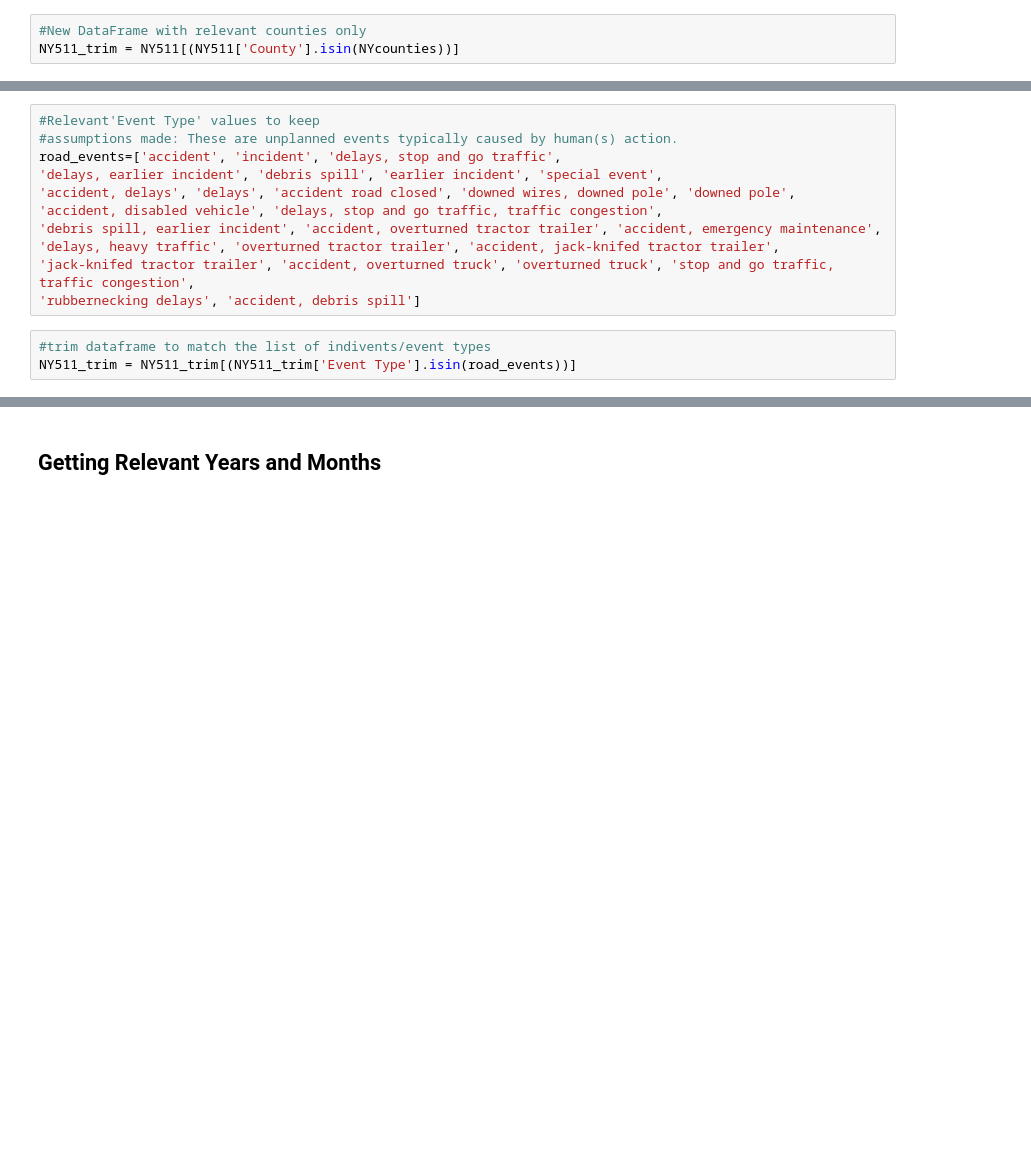
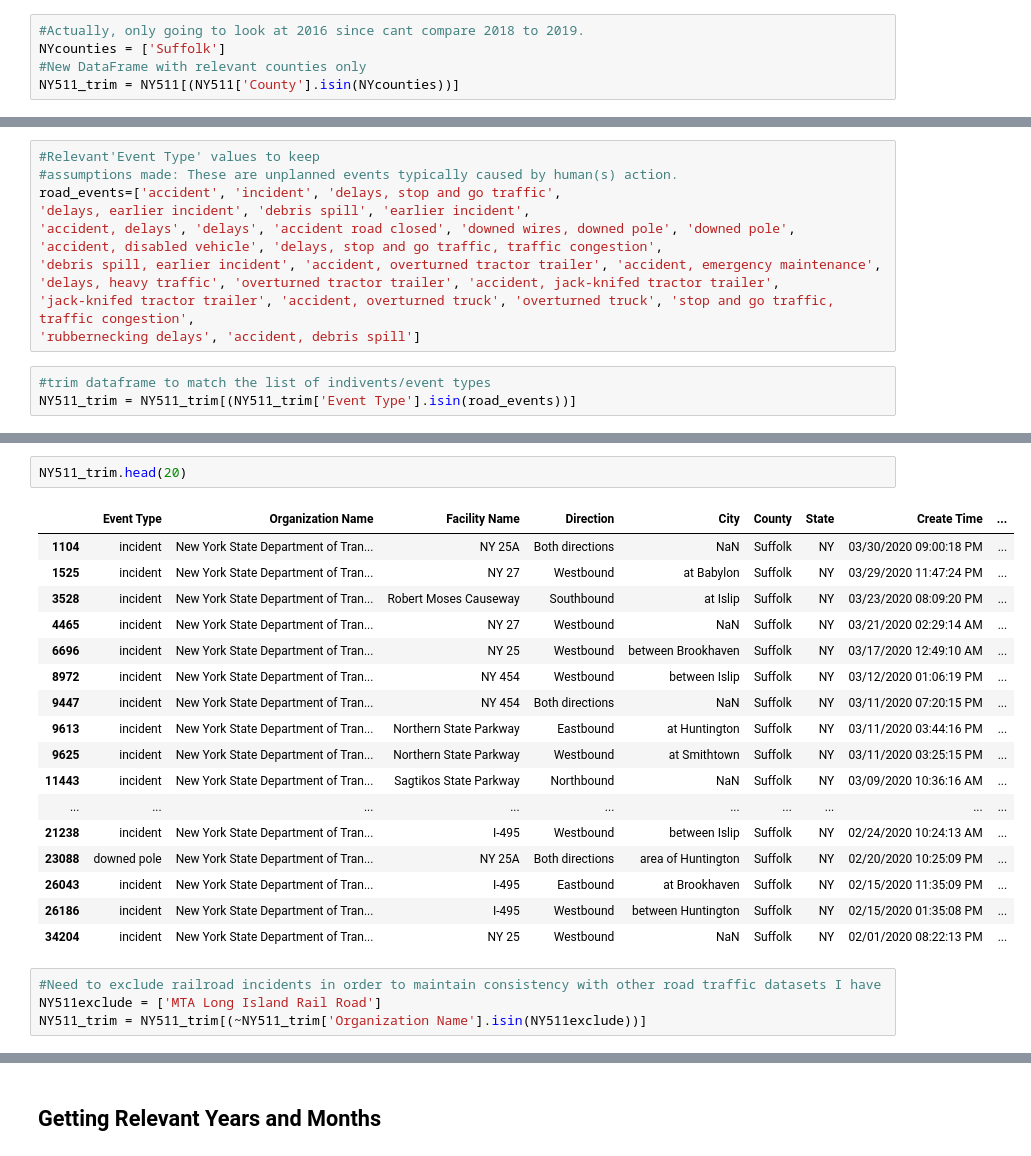
Before and after one commit to megan2/cicadas, a Jupyter notebook: notebooks/NYState_511_traffic.ipynb, the cells around one changed output, grey strips where cells are left out. Cells and saved outputs as stored; diff of their text form; blank space fills up the shorter version.

Commit message:
reworked what was included in 511 data to better match traffic accidents

```diff
--- a/notebooks/NYState_511_traffic.ipynb
+++ b/notebooks/NYState_511_traffic.ipynb
@@ -39,6 +36,8 @@ memory usage: 260.6+ MB
 #List of counties with confirmed Brood 5 (2016) and Brood 8 (2018) sightings
 NYcounties = ['Cayuga', 'Onondaga', 'Livingston','Suffolk']
 # %%
+#Actually, only going to look at 2016 since cant compare 2018 to 2019.
+NYcounties = ['Suffolk']
 #New DataFrame with relevant counties only
 NY511_trim = NY511[(NY511['County'].isin(NYcounties))]
 # %% [markdown]
@@ -67,7 +66,7 @@ array(['specialevents', 'construction', 'guard rail repairs',
 #Relevant'Event Type' values to keep
 #assumptions made: These are unplanned events typically caused by human(s) action.
 road_events=['accident', 'incident', 'delays, stop and go traffic',
-'delays, earlier incident', 'debris spill', 'earlier incident', 'special event',
+'delays, earlier incident', 'debris spill', 'earlier incident',
 'accident, delays', 'delays', 'accident road closed', 'downed wires, downed pole', 'downed pole',
 'accident, disabled vehicle', 'delays, stop and go traffic, traffic congestion',
 'debris spill, earlier incident', 'accident, overturned tractor trailer', 'accident, emergency maintenance',
@@ -102,0 +102,24 @@ memory usage: 2.1+ MB
+# %%
+NY511_trim.head(20)
+# %% [output]
+|  | Event Type | Organization Name | Facility Name | Direction | City | County | State | Create Time | ... |
+| 1104 | incident | New York State Department of Tran... | NY 25A | Both directions | NaN | Suffolk | NY | 03/30/2020 09:00:18 PM | ... |
+| 1525 | incident | New York State Department of Tran... | NY 27 | Westbound | at Babylon | Suffolk | NY | 03/29/2020 11:47:24 PM | ... |
+| 3528 | incident | New York State Department of Tran... | Robert Moses Causeway | Southbound | at Islip | Suffolk | NY | 03/23/2020 08:09:20 PM | ... |
+| 4465 | incident | New York State Department of Tran... | NY 27 | Westbound | NaN | Suffolk | NY | 03/21/2020 02:29:14 AM | ... |
+| 6696 | incident | New York State Department of Tran... | NY 25 | Westbound | between Brookhaven | Suffolk | NY | 03/17/2020 12:49:10 AM | ... |
+| 8972 | incident | New York State Department of Tran... | NY 454 | Westbound | between Islip | Suffolk | NY | 03/12/2020 01:06:19 PM | ... |
+| 9447 | incident | New York State Department of Tran... | NY 454 | Both directions | NaN | Suffolk | NY | 03/11/2020 07:20:15 PM | ... |
+| 9613 | incident | New York State Department of Tran... | Northern State Parkway | Eastbound | at Huntington | Suffolk | NY | 03/11/2020 03:44:16 PM | ... |
+| 9625 | incident | New York State Department of Tran... | Northern State Parkway | Westbound | at Smithtown | Suffolk | NY | 03/11/2020 03:25:15 PM | ... |
+| 11443 | incident | New York State Department of Tran... | Sagtikos State Parkway | Northbound | NaN | Suffolk | NY | 03/09/2020 10:36:16 AM | ... |
+| ... | ... | ... | ... | ... | ... | ... | ... | ... | ... |
+| 21238 | incident | New York State Department of Tran... | I-495 | Westbound | between Islip | Suffolk | NY | 02/24/2020 10:24:13 AM | ... |
+| 23088 | downed pole | New York State Department of Tran... | NY 25A | Both directions | area of Huntington | Suffolk | NY | 02/20/2020 10:25:09 PM | ... |
+| 26043 | incident | New York State Department of Tran... | I-495 | Eastbound | at Brookhaven | Suffolk | NY | 02/15/2020 11:35:09 PM | ... |
+| 26186 | incident | New York State Department of Tran... | I-495 | Westbound | between Huntington | Suffolk | NY | 02/15/2020 01:35:08 PM | ... |
+| 34204 | incident | New York State Department of Tran... | NY 25 | Westbound | NaN | Suffolk | NY | 02/01/2020 08:22:13 PM | ... |
+# %%
+#Need to exclude railroad incidents in order to maintain consistency with other road traffic datasets I have
+NY511exclude = ['MTA Long Island Rail Road']
+NY511_trim = NY511_trim[(~NY511_trim['Organization Name'].isin(NY511exclude))]
```
Also changed, not shown: parts of 16 cells of this notebook.
